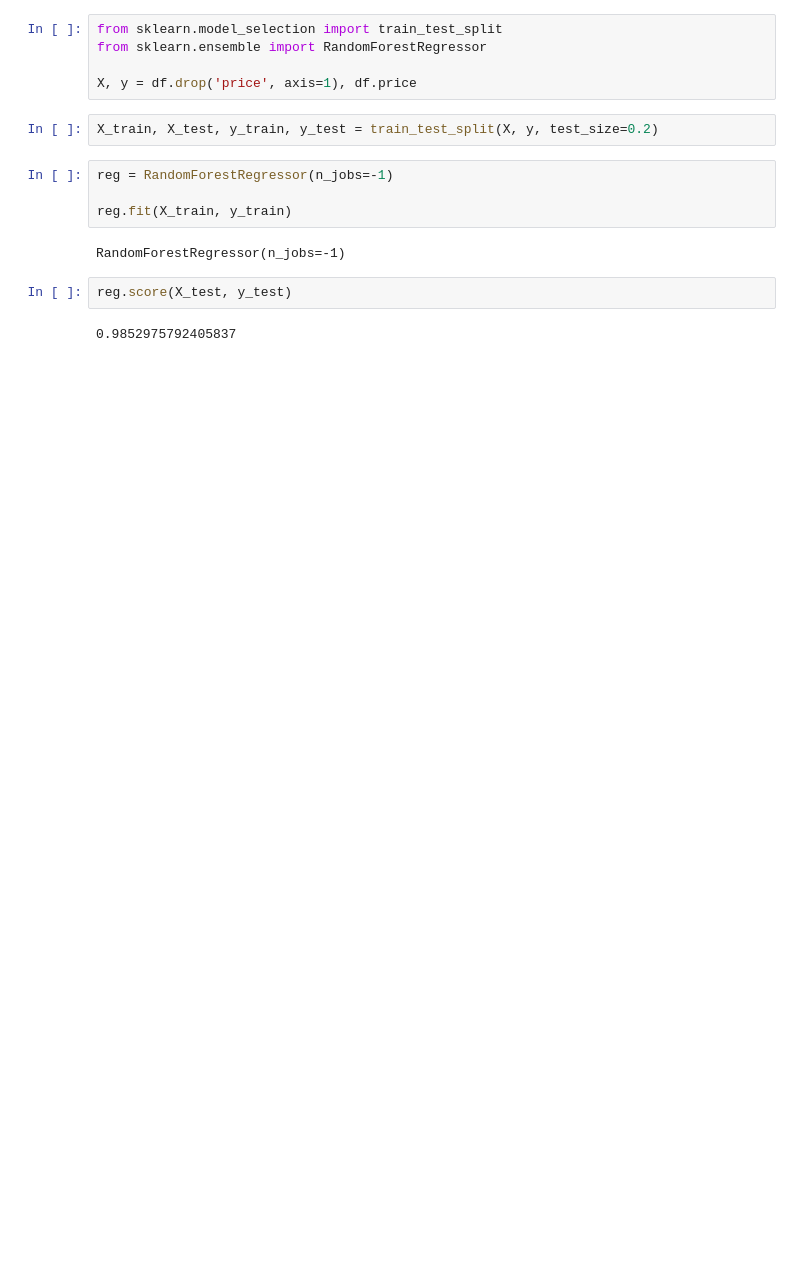
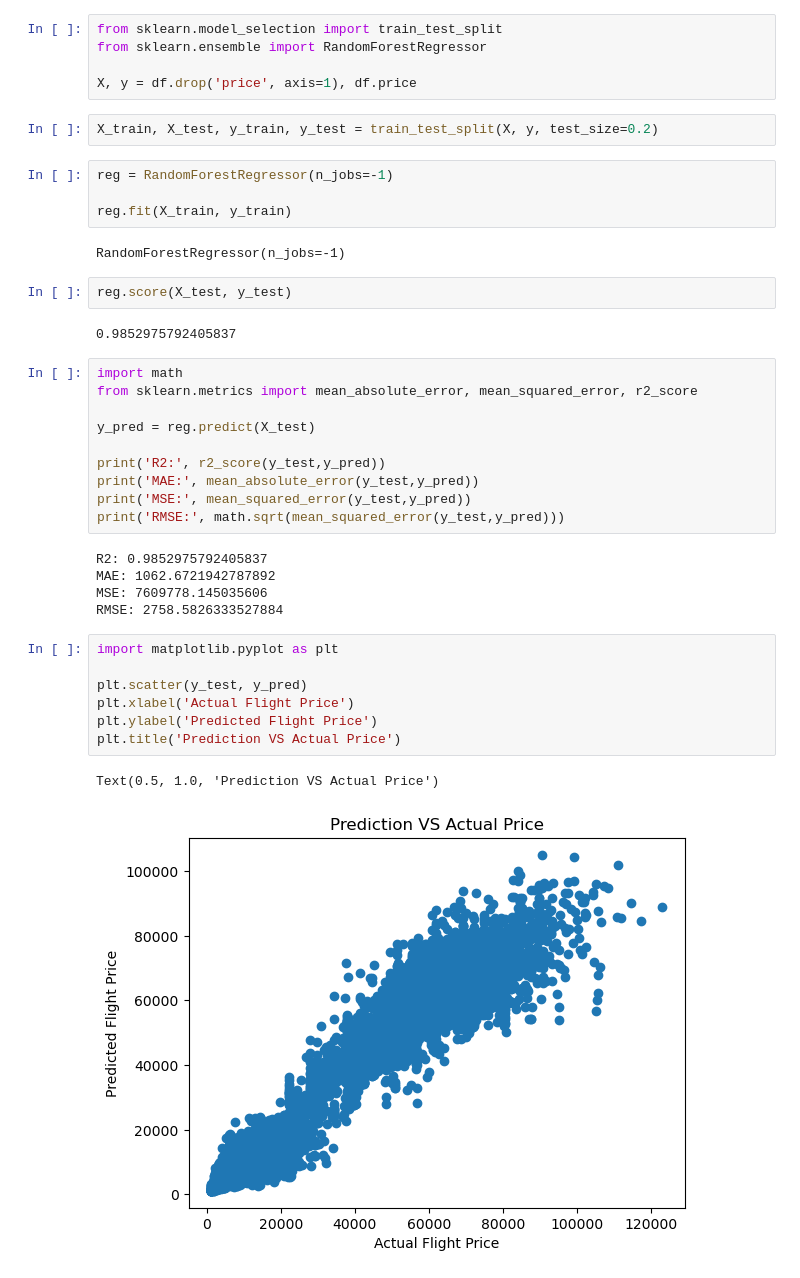
Before and after one commit to gauravmalaviya143/Flight_Price_Prediction_UsingML, a Jupyter notebook: Main.ipynb, the cells around one changed output. Drawn from its saved outputs; the diff is of its cells as text; blank space fills up the shorter version.

Commit message:
Evaluating a Model using Metrics, Graphs and by importance Features

```diff
--- a/Main.ipynb
+++ b/Main.ipynb
@@ -150,3 +150,28 @@ RandomForestRegressor(n_jobs=-1)
 reg.score(X_test, y_test)
 # %% [output]
 0.9852975792405837
+# %%
+import math
+from sklearn.metrics import mean_absolute_error, mean_squared_error, r2_score
+
+y_pred = reg.predict(X_test)
+
+print('R2:', r2_score(y_test,y_pred))
+print('MAE:', mean_absolute_error(y_test,y_pred))
+print('MSE:', mean_squared_error(y_test,y_pred))
+print('RMSE:', math.sqrt(mean_squared_error(y_test,y_pred)))
+# %% [output]
+R2: 0.9852975792405837
+MAE: 1062.6721942787892
+MSE: 7609778.145035606
+RMSE: 2758.5826333527884
+# %%
+import matplotlib.pyplot as plt
+
+plt.scatter(y_test, y_pred)
+plt.xlabel('Actual Flight Price')
+plt.ylabel('Predicted Flight Price')
+plt.title('Prediction VS Actual Price')
+# %% [output]
+Text(0.5, 1.0, 'Prediction VS Actual Price')
+[figure, added]
```
Also changed, not shown: parts of 2 cells of this notebook.
